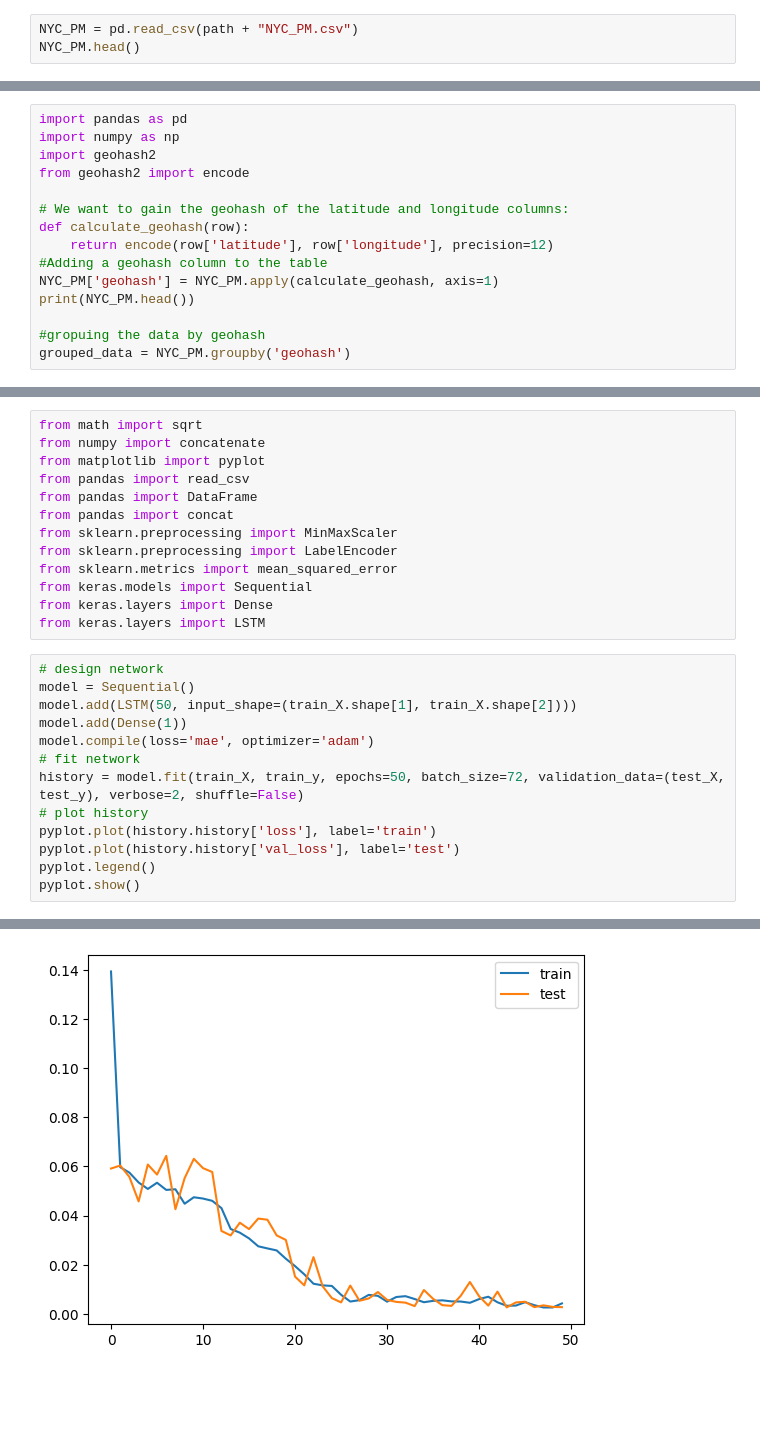
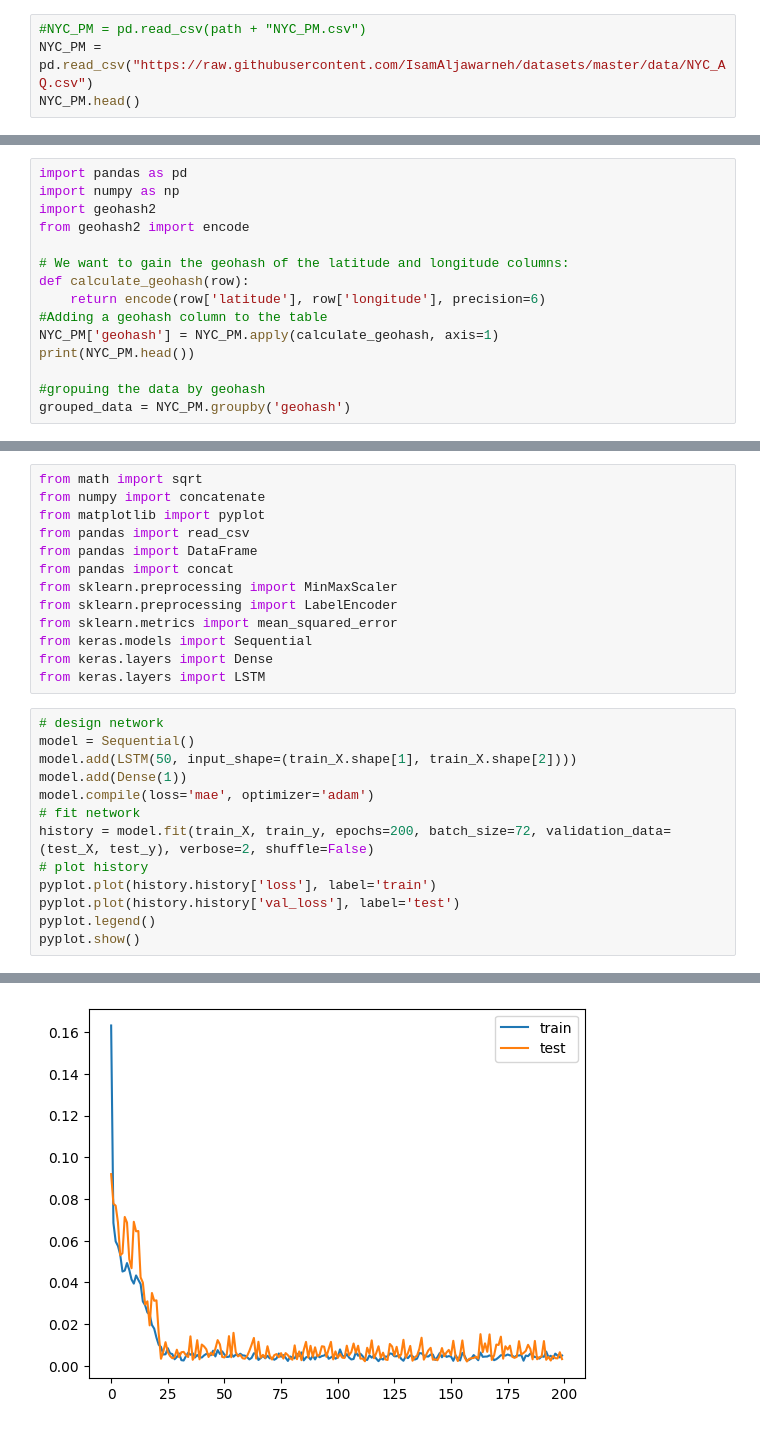
Before and after one commit to Dr-Isam-ALJAWARNEH/ds-project-lstm-forecasting, a Jupyter notebook: Project01_LSTM.ipynb, the cells around one changed output, grey strips where cells are left out. Saved outputs shown, nothing was run; the diff lists cells and outputs as text; blank space fills up the shorter version.

```diff
--- a/Project01_LSTM.ipynb
+++ b/Project01_LSTM.ipynb
@@ -22,7 +22,8 @@ import os
 # %%
 path="/content/drive/MyDrive/smart_parking/data/"
 # %%
-NYC_PM = pd.read_csv(path + "NYC_PM.csv")
+#NYC_PM = pd.read_csv(path + "NYC_PM.csv")
+NYC_PM = pd.read_csv("https://raw.githubusercontent.com/IsamAljawarneh/datasets/master/data/NYC_AQ.csv")
 NYC_PM.head()
 # %% [output]
 |  | SensorID | time | latitude | longitude | bin0 | bin1 | bin2 | bin3 | bin4 | bin5 | ... | ... |
@@ -168,7 +139,7 @@ from geohash2 import encode
 
 # We want to gain the geohash of the latitude and longitude columns:
 def calculate_geohash(row):
-    return encode(row['latitude'], row['longitude'], precision=12)
+    return encode(row['latitude'], row['longitude'], precision=6)
 #Adding a geohash column to the table
 NYC_PM['geohash'] = NYC_PM.apply(calculate_geohash, axis=1)
 print(NYC_PM.head())
@@ -454,7 +478,7 @@ model.add(LSTM(50, input_shape=(train_X.shape[1], train_X.shape[2])))
 model.add(Dense(1))
 model.compile(loss='mae', optimizer='adam')
 # fit network
-history = model.fit(train_X, train_y, epochs=50, batch_size=72, validation_data=(test_X, test_y), verbose=2, shuffle=False)
+history = model.fit(train_X, train_y, epochs=200, batch_size=72, validation_data=(test_X, test_y), verbose=2, shuffle=False)
 # plot history
 pyplot.plot(history.history['loss'], label='train')
 pyplot.plot(history.history['val_loss'], label='test')
@@ -481,4 +505,4 @@ Epoch 50/50
-[figure, old version]
+[figure, new version]
 # %%
 # make a prediction
 #making predictions (yhat) using the trained model (model) on the test data (test_X).
```
Also changed, not shown: parts of 19 cells of this notebook.
